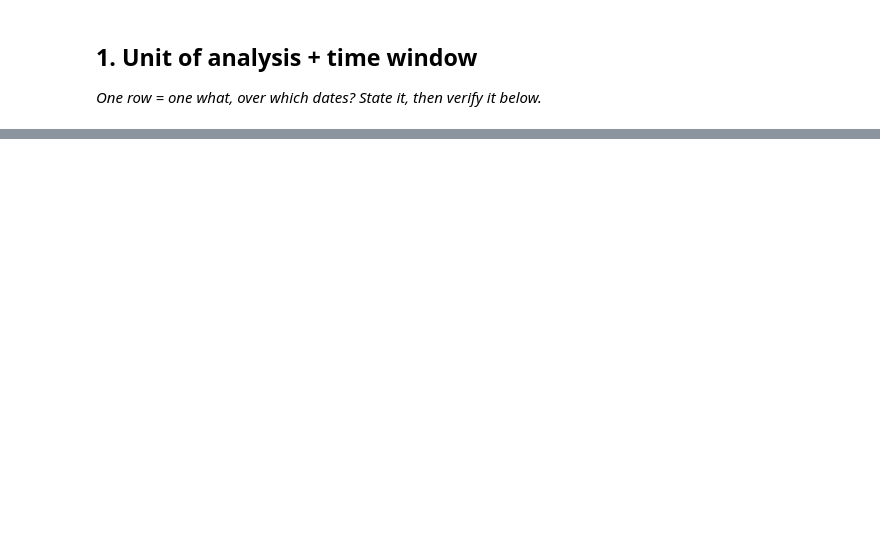
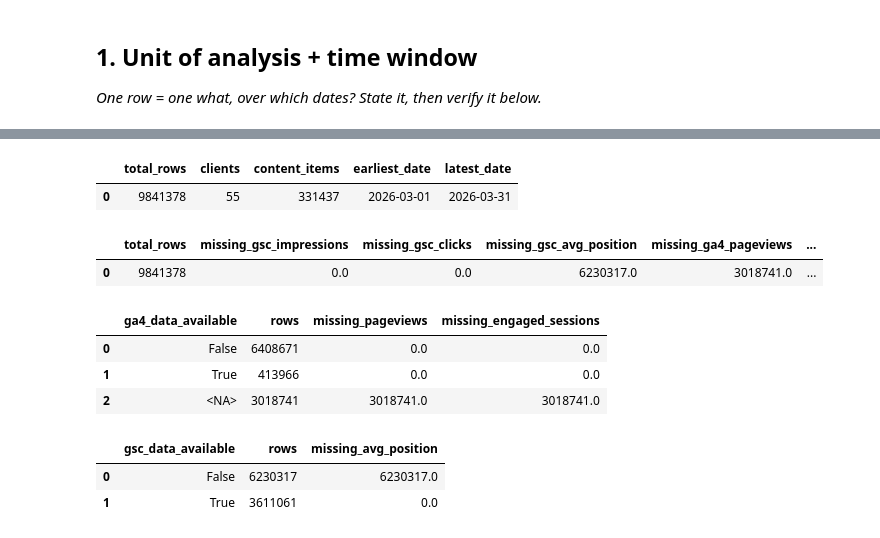
Before and after one commit to rasheed-hammad/machine-learning-starter, a Jupyter notebook: work/notebooks/w03_data_contract.ipynb, the cells around one changed output, grey strips where cells are left out. Drawn from its saved outputs; the diff is of its cells as text; code cells hidden in the pictures; blank space fills up the shorter version.

```diff
--- a/work/notebooks/w03_data_contract.ipynb
+++ b/work/notebooks/w03_data_contract.ipynb
@@ -12,0 +196,75 @@ This skeleton is yours to fill. Work the sections **in order** — each one has
+# %%
+# Verify row count and basic coverage
+
+count_check = con.execute(f"""
+    SELECT
+        COUNT(*) AS total_rows,
+        COUNT(DISTINCT client_hash_id) AS clients,
+        COUNT(DISTINCT content_hash_id) AS content_items,
+        MIN(report_date) AS earliest_date,
+        MAX(report_date) AS latest_date
+    FROM read_parquet('{march_file}')
+""").fetchdf()
+
+display(count_check)
+# %% [output]
+|  | total_rows | clients | content_items | earliest_date | latest_date |
+| 0 | 9841378 | 55 | 331437 | 2026-03-01 | 2026-03-31 |
+# %%
+# Check missing values in the five selected features
+
+missing_check = con.execute(f"""
+    SELECT
+        COUNT(*) AS total_rows,
+
+        SUM(CASE WHEN gsc_impressions IS NULL THEN 1 ELSE 0 END) AS missing_gsc_impressions,
+        SUM(CASE WHEN gsc_clicks IS NULL THEN 1 ELSE 0 END) AS missing_gsc_clicks,
+        SUM(CASE WHEN gsc_avg_position IS NULL THEN 1 ELSE 0 END) AS missing_gsc_avg_position,
+        SUM(CASE WHEN ga4_pageviews IS NULL THEN 1 ELSE 0 END) AS missing_ga4_pageviews,
+        SUM(CASE WHEN ga4_engaged_sessions IS NULL THEN 1 ELSE 0 END) AS missing_ga4_engaged_sessions
+
+    FROM read_parquet('{march_file}')
+""").fetchdf()
+
+display(missing_check)
+# %% [output]
+|  | total_rows | missing_gsc_impressions | missing_gsc_clicks | missing_gsc_avg_position | missing_ga4_pageviews | ... |
+| 0 | 9841378 | 0.0 | 0.0 | 6230317.0 | 3018741.0 | ... |
+# %%
+# Check GA4 availability against missing GA4 values
+
+ga4_check = con.execute(f"""
+    SELECT
+        ga4_data_available,
+        COUNT(*) AS rows,
+        SUM(CASE WHEN ga4_pageviews IS NULL THEN 1 ELSE 0 END) AS missing_pageviews,
+        SUM(CASE WHEN ga4_engaged_sessions IS NULL THEN 1 ELSE 0 END) AS missing_engaged_sessions
+    FROM read_parquet('{march_file}')
+    GROUP BY ga4_data_available
+    ORDER BY ga4_data_available
+""").fetchdf()
+
+display(ga4_check)
+# %% [output]
+|  | ga4_data_available | rows | missing_pageviews | missing_engaged_sessions |
+| 0 | False | 6408671 | 0.0 | 0.0 |
+| 1 | True | 413966 | 0.0 | 0.0 |
+| 2 | <NA> | 3018741 | 3018741.0 | 3018741.0 |
+# %%
+# Check GSC availability against missing average position
+
+gsc_check = con.execute(f"""
+    SELECT
+        gsc_data_available,
+        COUNT(*) AS rows,
+        SUM(CASE WHEN gsc_avg_position IS NULL THEN 1 ELSE 0 END) AS missing_avg_position
+    FROM read_parquet('{march_file}')
+    GROUP BY gsc_data_available
+    ORDER BY gsc_data_available
+""").fetchdf()
+
+display(gsc_check)
+# %% [output]
+|  | gsc_data_available | rows | missing_avg_position |
+| 0 | False | 6230317 | 6230317.0 |
+| 1 | True | 3611061 | 0.0 |
```
Also changed, not shown: parts of 23 cells of this notebook.
